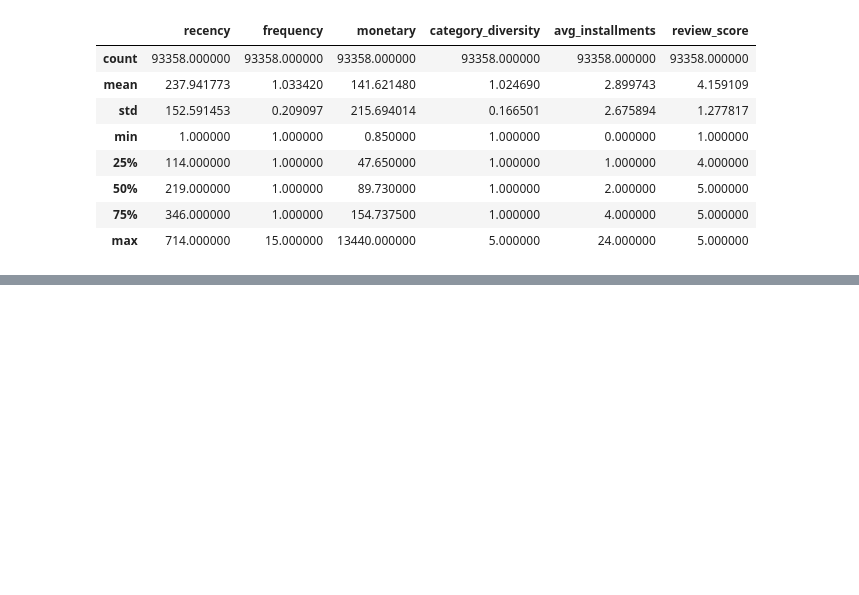
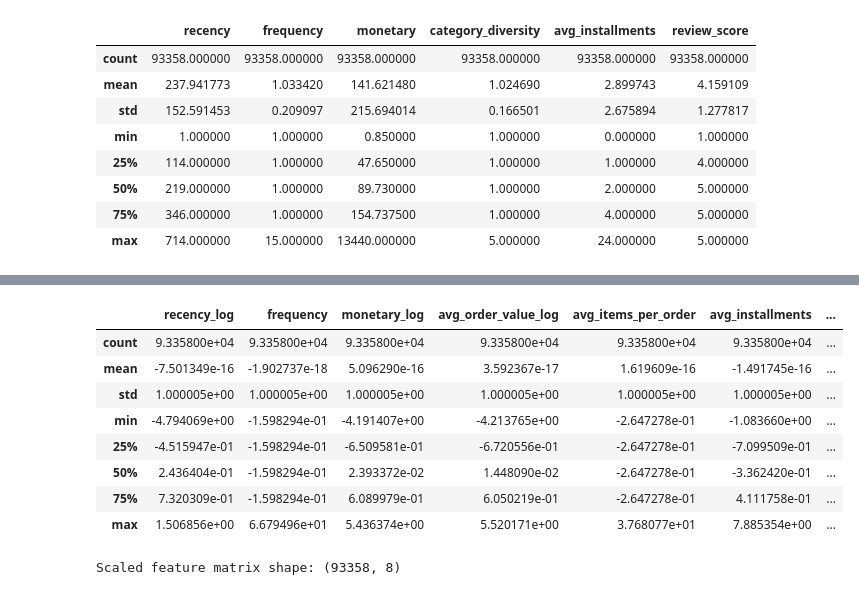
Before and after one commit to jbx-p/customer-segmentation-campaign, a Jupyter notebook: notebooks/01_rfm_features.ipynb, the cells around one changed output, grey strips where cells are left out. Saved outputs shown, nothing was run; the diff lists cells and outputs as text; code cells hidden in the pictures; blank space fills up the shorter version.

Commit message:
Phase 3: standardize RFM features for clustering

```diff
--- a/notebooks/01_rfm_features.ipynb
+++ b/notebooks/01_rfm_features.ipynb
@@ -182,3 +182,12 @@ rfm[["recency","frequency","monetary","category_diversity","avg_installments","r
 | max | 714.000000 | 15.000000 | 13440.000000 | 5.000000 | 24.000000 | 5.000000 |
 # %%
 rfm.to_csv("../data/processed/rfm_features.csv", index=False)
+# %%
+# pick the feature set going into clustering
+feature_cols = [
+    "recency_log", "frequency", "monetary_log", "avg_order_value_log",
+    "avg_items_per_order", "avg_installments", "category_diversity", "review_score"
+]
+
+X = rfm[feature_cols].copy()
+X.isnull().sum()  # should all be zero at this point — if not, go back and handle it before scaling
@@ -184,0 +204,28 @@ rfm.to_csv("../data/processed/rfm_features.csv", index=False)
+# %%
+# scale
+from sklearn.preprocessing import StandardScaler
+
+scaler = StandardScaler()
+X_scaled = scaler.fit_transform(X)
+
+X_scaled_df = pd.DataFrame(X_scaled, columns=feature_cols)
+X_scaled_df.describe()
+# %% [output]
+|  | recency_log | frequency | monetary_log | avg_order_value_log | avg_items_per_order | avg_installments | ... |
+| count | 9.335800e+04 | 9.335800e+04 | 9.335800e+04 | 9.335800e+04 | 9.335800e+04 | 9.335800e+04 | ... |
+| mean | -7.501349e-16 | -1.902737e-18 | 5.096290e-16 | 3.592367e-17 | 1.619609e-16 | -1.491745e-16 | ... |
+| std | 1.000005e+00 | 1.000005e+00 | 1.000005e+00 | 1.000005e+00 | 1.000005e+00 | 1.000005e+00 | ... |
+| min | -4.794069e+00 | -1.598294e-01 | -4.191407e+00 | -4.213765e+00 | -2.647278e-01 | -1.083660e+00 | ... |
+| 25% | -4.515947e-01 | -1.598294e-01 | -6.509581e-01 | -6.720556e-01 | -2.647278e-01 | -7.099509e-01 | ... |
+| 50% | 2.436404e-01 | -1.598294e-01 | 2.393372e-02 | 1.448090e-02 | -2.647278e-01 | -3.362420e-01 | ... |
+| 75% | 7.320309e-01 | -1.598294e-01 | 6.089979e-01 | 6.050219e-01 | -2.647278e-01 | 4.111758e-01 | ... |
+| max | 1.506856e+00 | 6.679496e+01 | 5.436374e+00 | 5.520171e+00 | 3.768077e+01 | 7.885354e+00 | ... |
+# %%
+import joblib
+
+joblib.dump(scaler, "../data/processed/scaler.pkl")
+np.save("../data/processed/X_scaled.npy", X_scaled)
+
+print(f"Scaled feature matrix shape: {X_scaled.shape}")
+# %% [output]
+Scaled feature matrix shape: (93358, 8)
```
Also changed, not shown: parts of 1 cell of this notebook, 2 other files.
